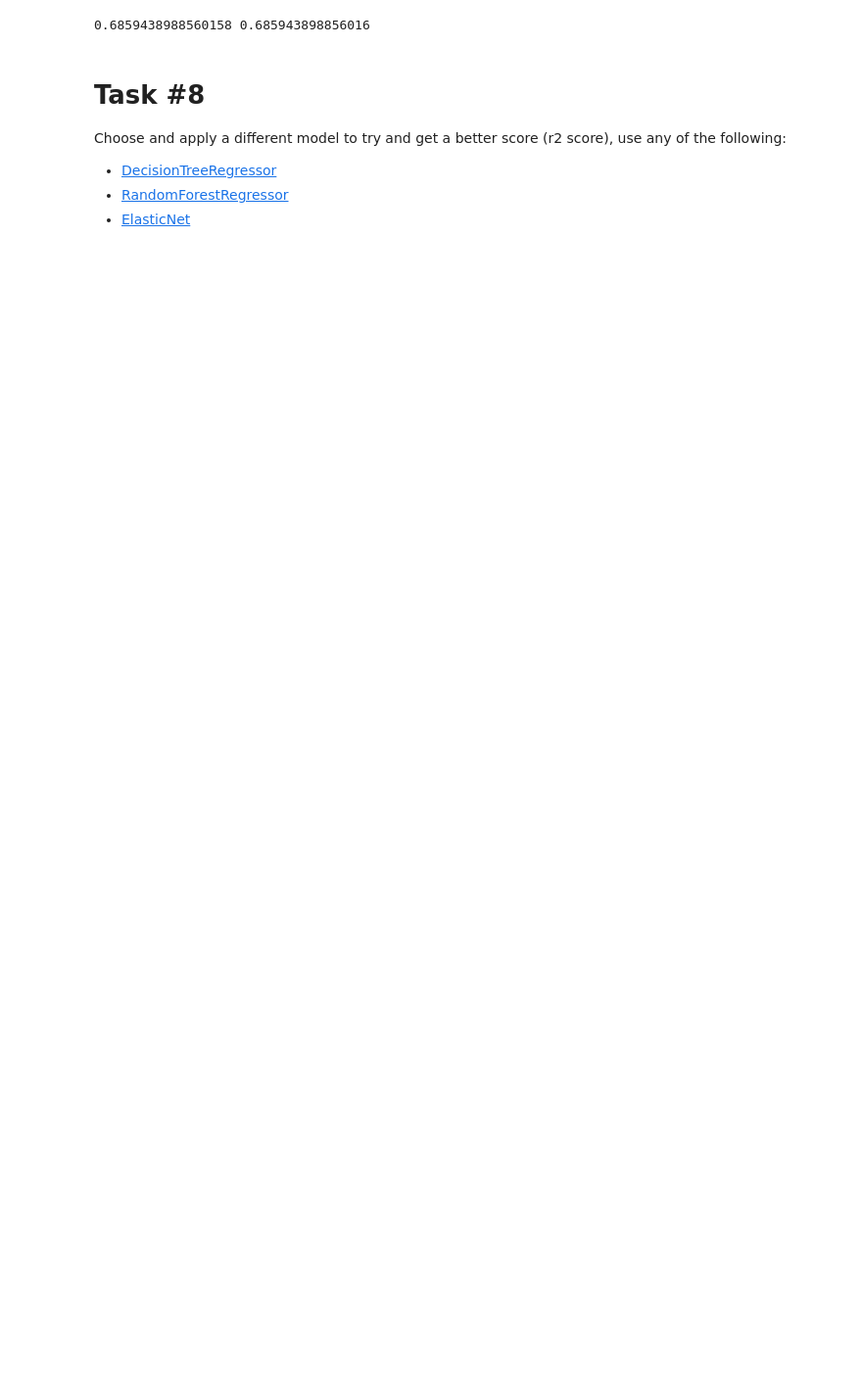
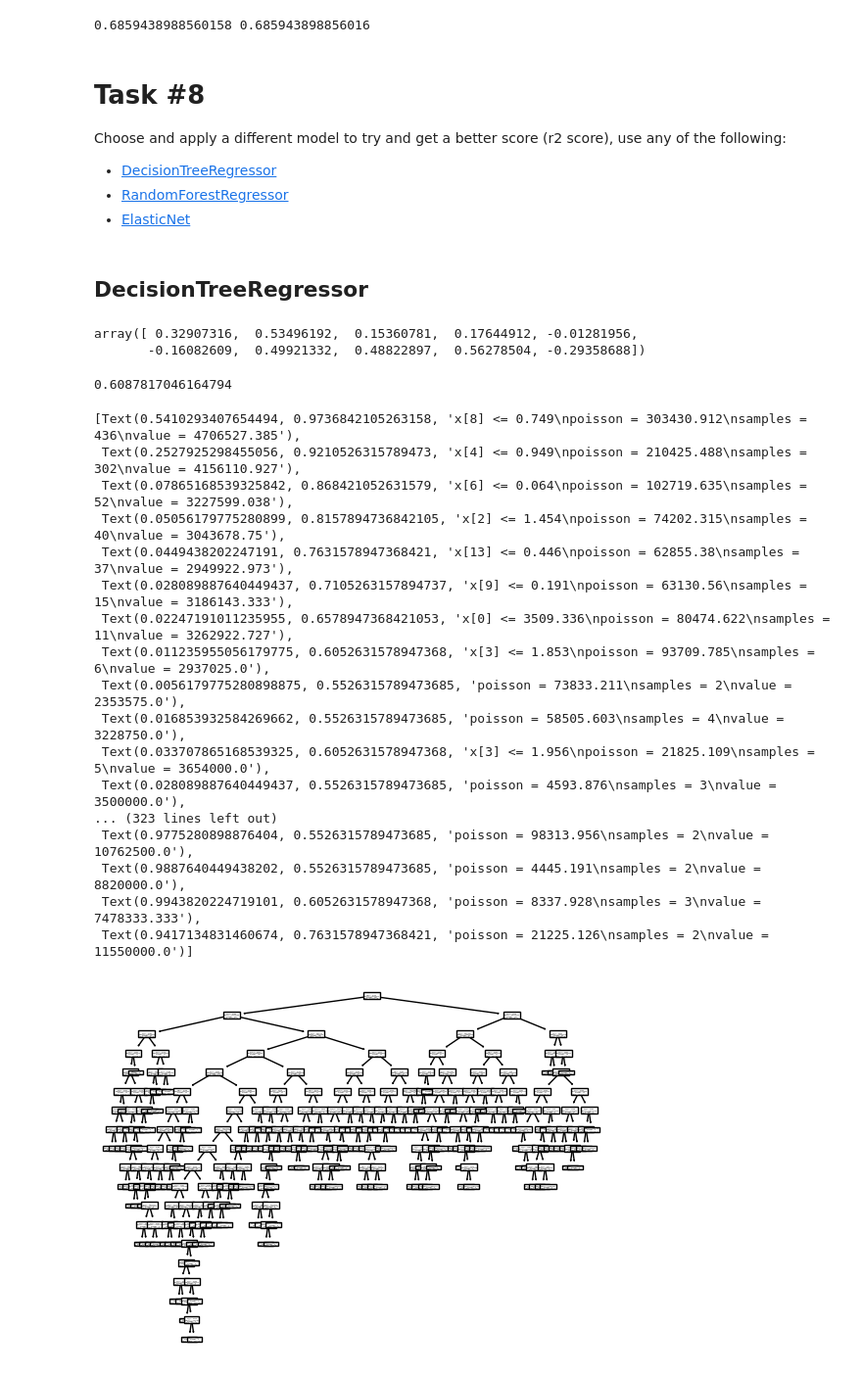
Before and after one commit to AdenierOsorto/ml-course, a Jupyter notebook: project/project.ipynb, the cells around one changed output. Shown at 98% size. Saved outputs shown, nothing was run; the diff lists cells and outputs as text; code cells hidden in the pictures; blank space fills up the shorter version.

```diff
--- a/project/project.ipynb
+++ b/project/project.ipynb
@@ -477,3 +507,50 @@ Choose and apply a different model to try and get a better score (r2 score), use
 - [DecisionTreeRegressor](https://scikit-learn.org/stable/modules/generated/sklearn.tree.DecisionTreeRegressor.html#sklearn.tree.DecisionTreeRegressor)
 - [RandomForestRegressor](https://scikit-learn.org/stable/modules/generated/sklearn.ensemble.RandomForestRegressor.html#sklearn.ensemble.RandomForestRegressor)
 - [ElasticNet](https://scikit-learn.org/stable/modules/generated/sklearn.linear_model.ElasticNet.html#sklearn.linear_model.ElasticNet)
+# %% [markdown]
+## DecisionTreeRegressor
+# %%
+regressor = DecisionTreeRegressor(
+    # max_depth=15,
+    # max_leaf_nodes=20,
+    random_state=0,
+    min_samples_leaf=2,
+    splitter="random",
+    criterion="poisson"
+    )
+
+
+cross_val_score(regressor, X_train, y_train, cv=10)
+# %% [output]
+array([ 0.32907316,  0.53496192,  0.15360781,  0.17644912, -0.01281956,
+       -0.16082609,  0.49921332,  0.48822897,  0.56278504, -0.29358688])
+# %%
+regressor.fit(X_train, y_train)
+regressor.score(X_train, y_train)
+predictions = regressor.predict(X_test)
+r2_score(y_test, predictions)
+# %% [output]
+0.6087817046164794
+# %%
+from sklearn.tree import plot_tree
+
+plot_tree(regressor)
+# %% [output]
+[Text(0.5410293407654494, 0.9736842105263158, 'x[8] <= 0.749\npoisson = 303430.912\nsamples = 436\nvalue = 4706527.385'),
+ Text(0.2527925298455056, 0.9210526315789473, 'x[4] <= 0.949\npoisson = 210425.488\nsamples = 302\nvalue = 4156110.927'),
+ Text(0.07865168539325842, 0.868421052631579, 'x[6] <= 0.064\npoisson = 102719.635\nsamples = 52\nvalue = 3227599.038'),
+ Text(0.05056179775280899, 0.8157894736842105, 'x[2] <= 1.454\npoisson = 74202.315\nsamples = 40\nvalue = 3043678.75'),
+ Text(0.0449438202247191, 0.7631578947368421, 'x[13] <= 0.446\npoisson = 62855.38\nsamples = 37\nvalue = 2949922.973'),
+ Text(0.028089887640449437, 0.7105263157894737, 'x[9] <= 0.191\npoisson = 63130.56\nsamples = 15\nvalue = 3186143.333'),
+ Text(0.02247191011235955, 0.6578947368421053, 'x[0] <= 3509.336\npoisson = 80474.622\nsamples = 11\nvalue = 3262922.727'),
+ Text(0.011235955056179775, 0.6052631578947368, 'x[3] <= 1.853\npoisson = 93709.785\nsamples = 6\nvalue = 2937025.0'),
+ Text(0.0056179775280898875, 0.5526315789473685, 'poisson = 73833.211\nsamples = 2\nvalue = 2353575.0'),
+ Text(0.016853932584269662, 0.5526315789473685, 'poisson = 58505.603\nsamples = 4\nvalue = 3228750.0'),
+ Text(0.033707865168539325, 0.6052631578947368, 'x[3] <= 1.956\npoisson = 21825.109\nsamples = 5\nvalue = 3654000.0'),
+ Text(0.028089887640449437, 0.5526315789473685, 'poisson = 4593.876\nsamples = 3\nvalue = 3500000.0'),
+... (323 lines left out)
+ Text(0.9775280898876404, 0.5526315789473685, 'poisson = 98313.956\nsamples = 2\nvalue = 10762500.0'),
+ Text(0.9887640449438202, 0.5526315789473685, 'poisson = 4445.191\nsamples = 2\nvalue = 8820000.0'),
+ Text(0.9943820224719101, 0.6052631578947368, 'poisson = 8337.928\nsamples = 3\nvalue = 7478333.333'),
+ Text(0.9417134831460674, 0.7631578947368421, 'poisson = 21225.126\nsamples = 2\nvalue = 11550000.0')]
+[figure, added]
```
Also changed, not shown: parts of 7 cells of this notebook.
